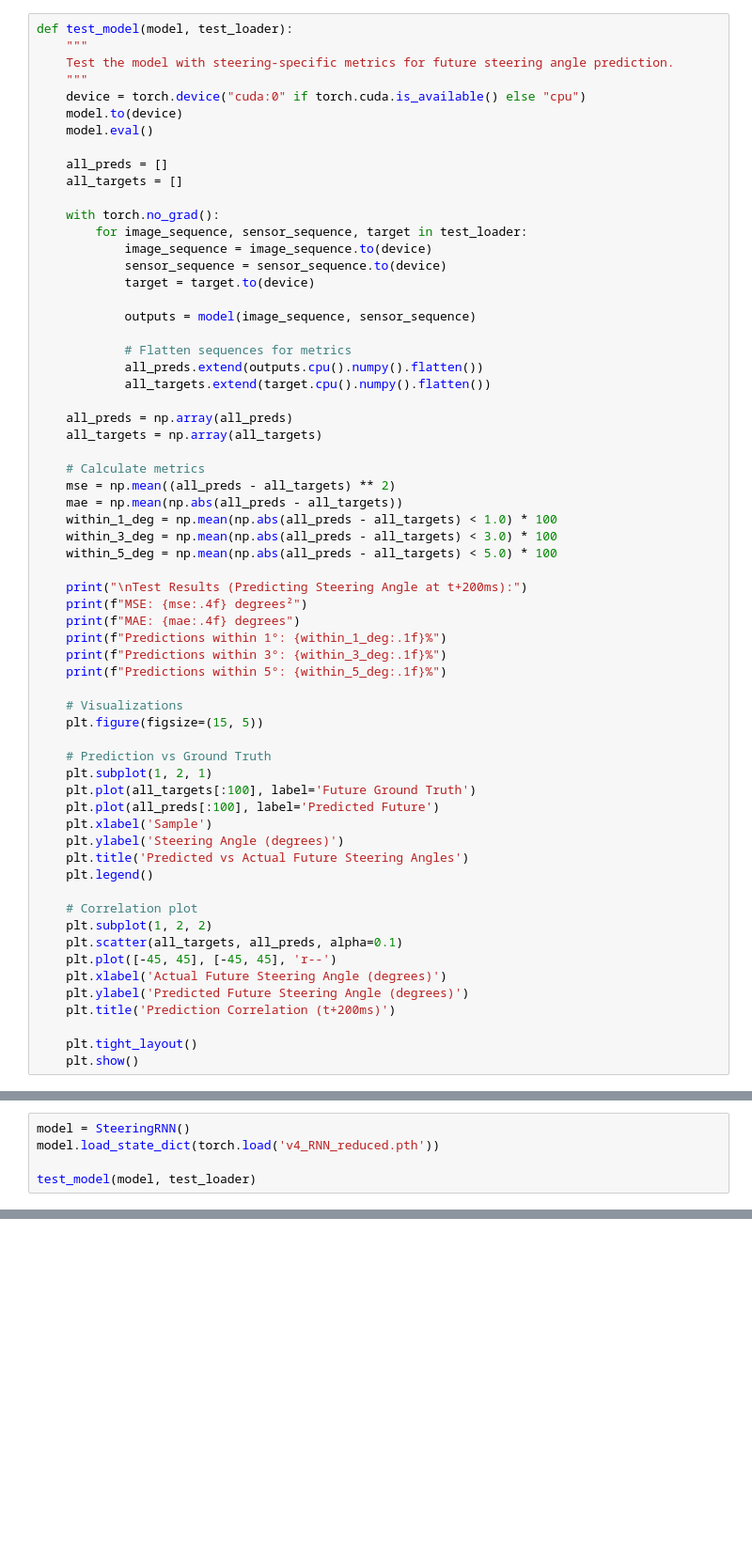
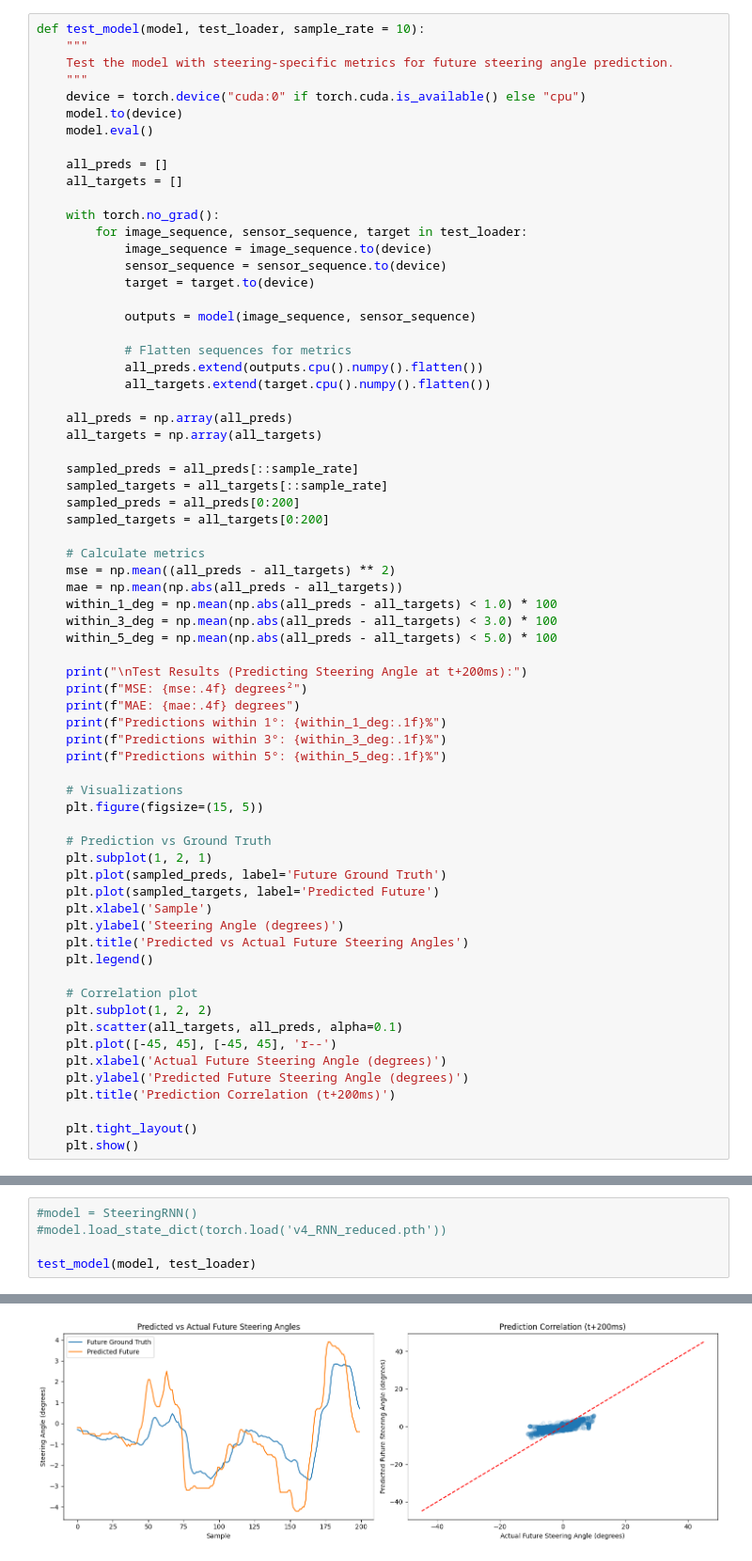
Before and after one commit to gh0stintheshe11/SteerNet, a Jupyter notebook: v4_RNN.ipynb, the cells around one changed output, grey strips where cells are left out. Shown at 94% size. Drawn from its saved outputs; the diff is of its cells as text; blank space fills up the shorter version.

Commit message:
add the predict vs actual graph into ipyub

```diff
--- a/v4_RNN.ipynb
+++ b/v4_RNN.ipynb
@@ -427,7 +427,7 @@ def train_model(model, train_loader, val_loader, criterion, optimizer, num_epoch
     plt.show()
     return model, train_losses, val_losses
 # %%
-def test_model(model, test_loader):
+def test_model(model, test_loader, sample_rate = 10):
     """
     Test the model with steering-specific metrics for future steering angle prediction.
     """
@@ -453,6 +453,11 @@ def test_model(model, test_loader):
     all_preds = np.array(all_preds)
     all_targets = np.array(all_targets)
 
+    sampled_preds = all_preds[::sample_rate]
+    sampled_targets = all_targets[::sample_rate]
+    sampled_preds = all_preds[0:200]
+    sampled_targets = all_targets[0:200]
+
     # Calculate metrics
     mse = np.mean((all_preds - all_targets) ** 2)
     mae = np.mean(np.abs(all_preds - all_targets))
@@ -472,8 +477,8 @@ def test_model(model, test_loader):
 
     # Prediction vs Ground Truth
     plt.subplot(1, 2, 1)
-    plt.plot(all_targets[:100], label='Future Ground Truth')
-    plt.plot(all_preds[:100], label='Predicted Future')
+    plt.plot(sampled_preds, label='Future Ground Truth')
+    plt.plot(sampled_targets, label='Predicted Future')
     plt.xlabel('Sample')
     plt.ylabel('Steering Angle (degrees)')
     plt.title('Predicted vs Actual Future Steering Angles')
@@ -570,8 +591,8 @@ def visualize_sequence_predictions(model, test_loader):
 print("\nVisualizing some predictions...")
 visualize_sequence_predictions(model, test_loader)
 # %%
-model = SteeringRNN()
-model.load_state_dict(torch.load('v4_RNN_reduced.pth'))
+#model = SteeringRNN()
+#model.load_state_dict(torch.load('v4_RNN_reduced.pth'))
 
 test_model(model, test_loader)
 # %% [output]
@@ -582,0 +605 @@ RuntimeError: Error(s) in loading state_dict for SteeringRNN:
+[figure, added]
```
Also changed, not shown: parts of 3 cells of this notebook.
